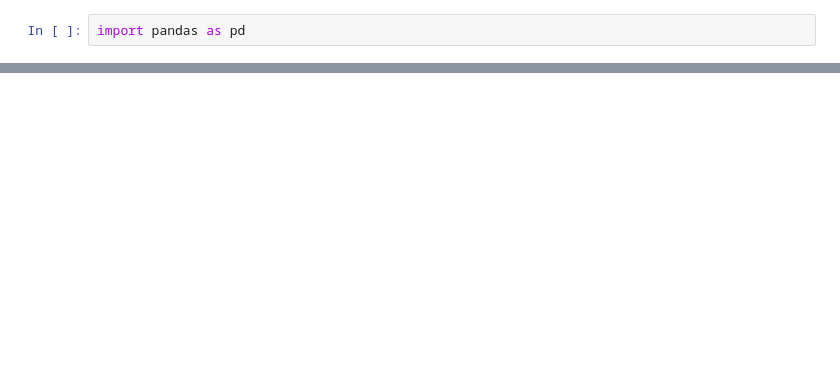
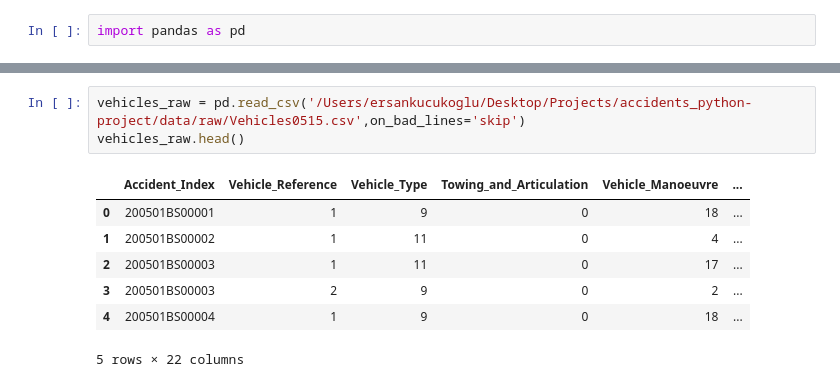
Before and after one commit to ersan-kucukoglu/accidents_python-project, a Jupyter notebook: code/data_cleaning.ipynb, the cells around one changed output, grey strips where cells are left out. Cells and saved outputs as stored; diff of their text form; blank space fills up the shorter version.

```diff
--- a/code/data_cleaning.ipynb
+++ b/code/data_cleaning.ipynb
@@ -20,0 +28,11 @@ accidents_df.head()
+# %%
+vehicles_raw = pd.read_csv('/Users/ersankucukoglu/Desktop/Projects/accidents_python-project/data/raw/Vehicles0515.csv',on_bad_lines='skip')
+vehicles_raw.head()
+# %% [output]
+|  | Accident_Index | Vehicle_Reference | Vehicle_Type | Towing_and_Articulation | Vehicle_Manoeuvre | ... |
+| 0 | 200501BS00001 | 1 | 9 | 0 | 18 | ... |
+| 1 | 200501BS00002 | 1 | 11 | 0 | 4 | ... |
+| 2 | 200501BS00003 | 1 | 11 | 0 | 17 | ... |
+| 3 | 200501BS00003 | 2 | 9 | 0 | 2 | ... |
+| 4 | 200501BS00004 | 1 | 9 | 0 | 18 | ... |
+5 rows × 22 columns
```
Also changed, not shown: parts of 8 cells of this notebook.
